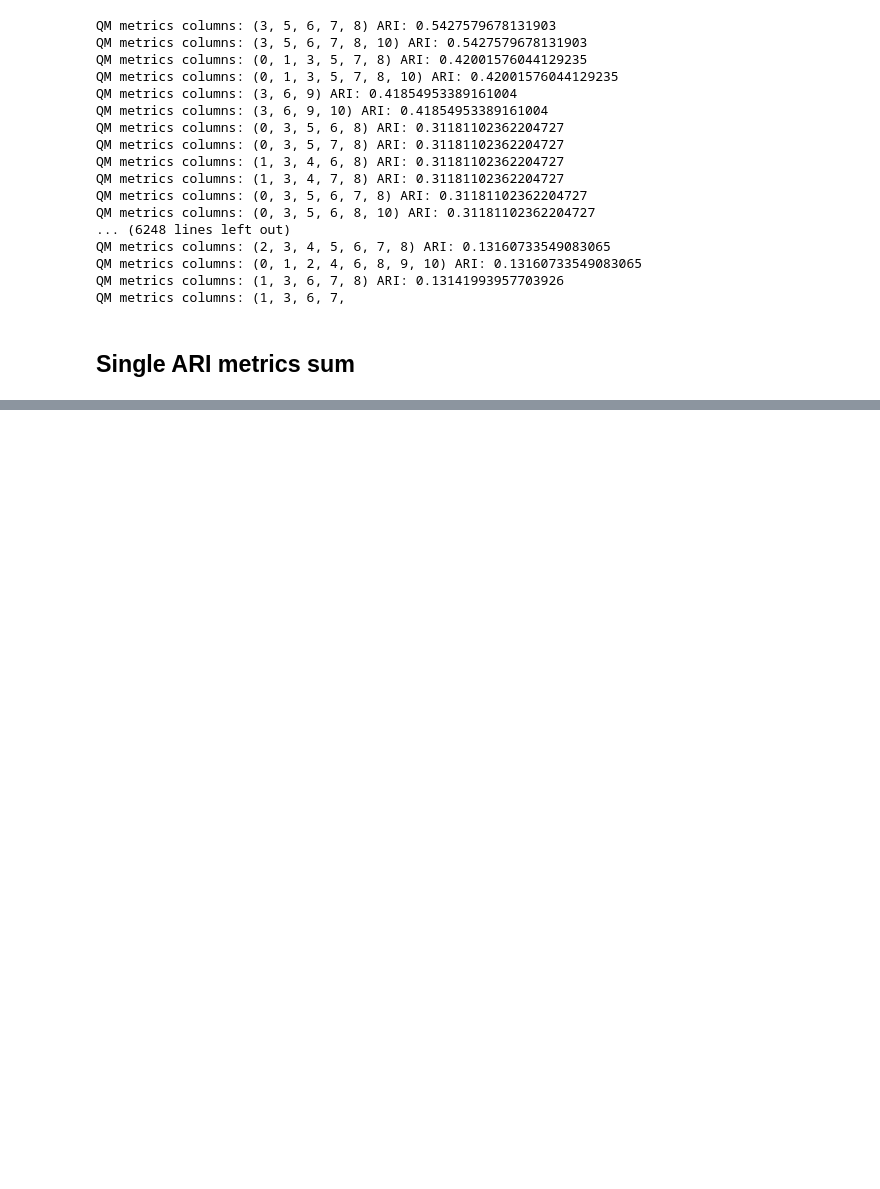
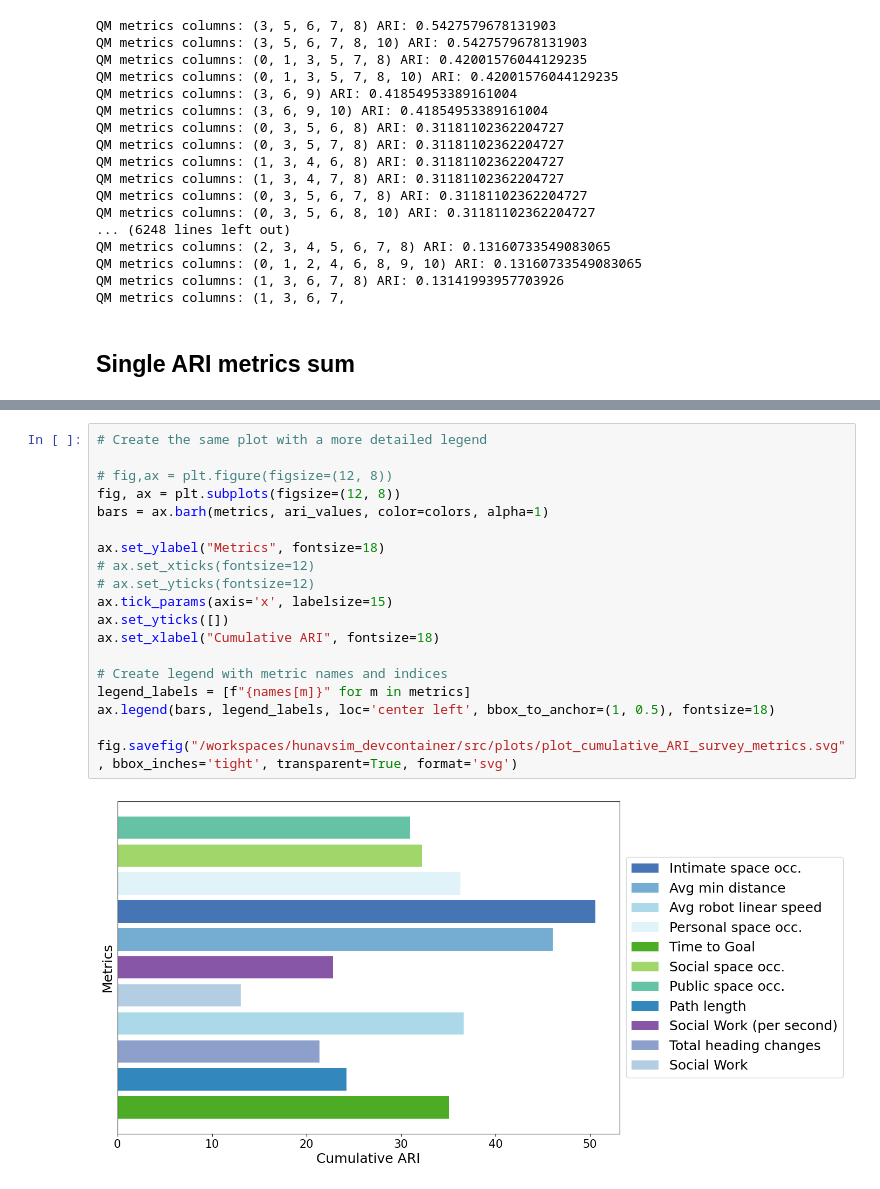
Before and after one commit to PIC4SeR/Social-Nav-Metrics-Matching, a Jupyter notebook: social_metrics_match/G1_2_cluster_social_metrics.ipynb, the cells around one changed output, grey strips where cells are left out. Drawn from its saved outputs; the diff is of its cells as text; blank space fills up the shorter version.

```diff
--- a/social_metrics_match/G1_2_cluster_social_metrics.ipynb
+++ b/social_metrics_match/G1_2_cluster_social_metrics.ipynb
@@ -293,0 +316,21 @@ print("Combined cumulative ARI survey sorted:", combined_cumulative_sorted)
+# %%
+# Create the same plot with a more detailed legend
+
+# fig,ax = plt.figure(figsize=(12, 8))
+fig, ax = plt.subplots(figsize=(12, 8))
+bars = ax.barh(metrics, ari_values, color=colors, alpha=1)
+
+ax.set_ylabel("Metrics", fontsize=18)
+# ax.set_xticks(fontsize=12)
+# ax.set_yticks(fontsize=12)
+ax.tick_params(axis='x', labelsize=15)
+ax.set_yticks([])
+ax.set_xlabel("Cumulative ARI", fontsize=18)
+
+# Create legend with metric names and indices
+legend_labels = [f"{names[m]}" for m in metrics]
+ax.legend(bars, legend_labels, loc='center left', bbox_to_anchor=(1, 0.5), fontsize=18)
+
+fig.savefig("/workspaces/hunavsim_devcontainer/src/plots/plot_cumulative_ARI_survey_metrics.svg", bbox_inches='tight', transparent=True, format='svg')
+# %% [output]
+[figure, added]
```
Also changed, not shown: parts of 3 cells of this notebook, 7 other files.
